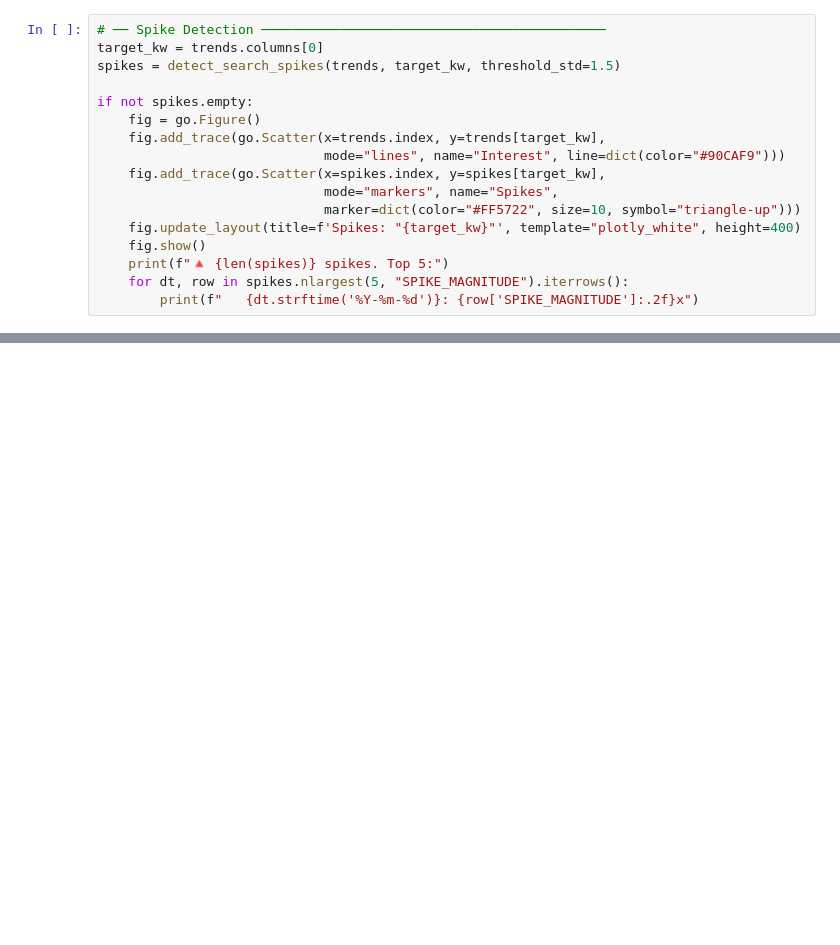
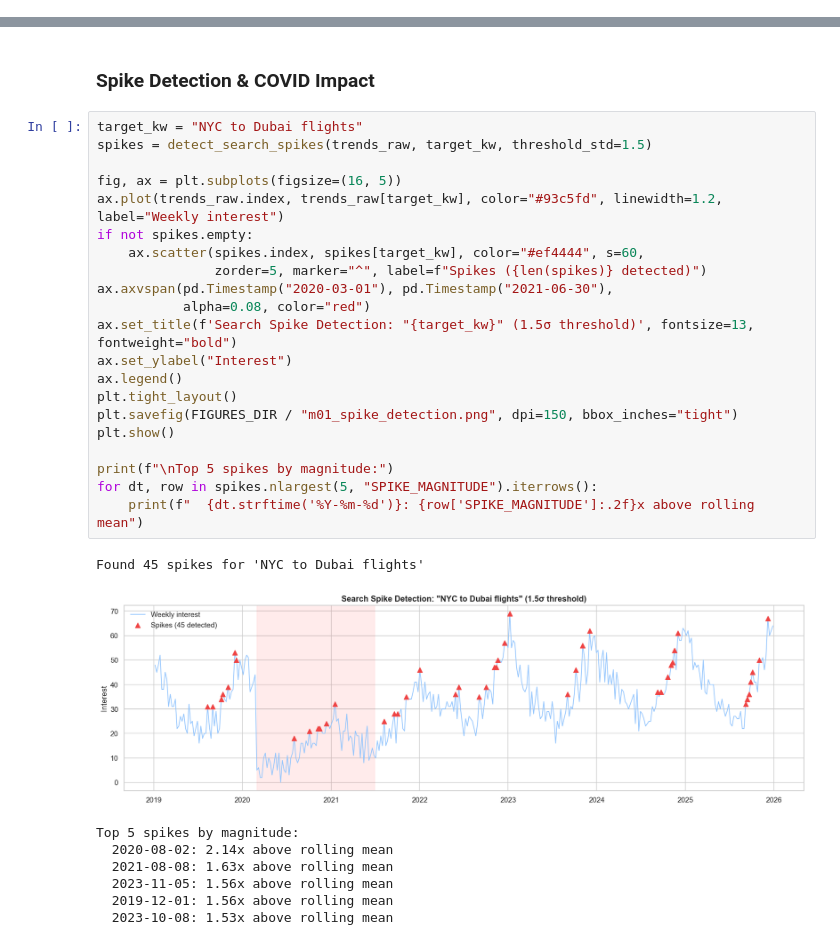
Before and after one commit to Dheerajc15/OTA-Growth-Analytics-NYC-Dubai, a Jupyter notebook: notebooks/01_demand_forecasting.ipynb, the cells around one changed output, grey strips where cells are left out. Cells and saved outputs as stored; diff of their text form; blank space fills up the shorter version.

```diff
--- a/notebooks/01_demand_forecasting.ipynb
+++ b/notebooks/01_demand_forecasting.ipynb
@@ -229,17 +0,0 @@ plt.show()
-# %%
-# ── Spike Detection ────────────────────────────────────────────
-target_kw = trends.columns[0]
-spikes = detect_search_spikes(trends, target_kw, threshold_std=1.5)
-
-if not spikes.empty:
-    fig = go.Figure()
-    fig.add_trace(go.Scatter(x=trends.index, y=trends[target_kw],
-                             mode="lines", name="Interest", line=dict(color="#90CAF9")))
-    fig.add_trace(go.Scatter(x=spikes.index, y=spikes[target_kw],
-                             mode="markers", name="Spikes",
-                             marker=dict(color="#FF5722", size=10, symbol="triangle-up")))
-    fig.update_layout(title=f'Spikes: "{target_kw}"', template="plotly_white", height=400)
-    fig.show()
-    print(f"🔺 {len(spikes)} spikes. Top 5:")
-    for dt, row in spikes.nlargest(5, "SPIKE_MAGNITUDE").iterrows():
-        print(f"   {dt.strftime('%Y-%m-%d')}: {row['SPIKE_MAGNITUDE']:.2f}x")
@@ -392,0 +251,32 @@ Saved → C:\repos\Travel\OTA-Growth-Analytics-NYC-Dubai\data\raw\google_trends\
+# %% [markdown]
+### Spike Detection & COVID Impact
+# %%
+target_kw = "NYC to Dubai flights"
+spikes = detect_search_spikes(trends_raw, target_kw, threshold_std=1.5)
+
+fig, ax = plt.subplots(figsize=(16, 5))
+ax.plot(trends_raw.index, trends_raw[target_kw], color="#93c5fd", linewidth=1.2, label="Weekly interest")
+if not spikes.empty:
+    ax.scatter(spikes.index, spikes[target_kw], color="#ef4444", s=60,
+               zorder=5, marker="^", label=f"Spikes ({len(spikes)} detected)")
+ax.axvspan(pd.Timestamp("2020-03-01"), pd.Timestamp("2021-06-30"),
+           alpha=0.08, color="red")
+ax.set_title(f'Search Spike Detection: "{target_kw}" (1.5σ threshold)', fontsize=13, fontweight="bold")
+ax.set_ylabel("Interest")
+ax.legend()
+plt.tight_layout()
+plt.savefig(FIGURES_DIR / "m01_spike_detection.png", dpi=150, bbox_inches="tight")
+plt.show()
+
+print(f"\nTop 5 spikes by magnitude:")
+for dt, row in spikes.nlargest(5, "SPIKE_MAGNITUDE").iterrows():
+    print(f"  {dt.strftime('%Y-%m-%d')}: {row['SPIKE_MAGNITUDE']:.2f}x above rolling mean")
+# %% [output]
+Found 45 spikes for 'NYC to Dubai flights'
+[figure, added]
+Top 5 spikes by magnitude:
+  2020-08-02: 2.14x above rolling mean
+  2021-08-08: 1.63x above rolling mean
+  2023-11-05: 1.56x above rolling mean
+  2019-12-01: 1.56x above rolling mean
+  2023-10-08: 1.53x above rolling mean
```
Also changed, not shown: parts of 42 cells of this notebook, 1 other file.
